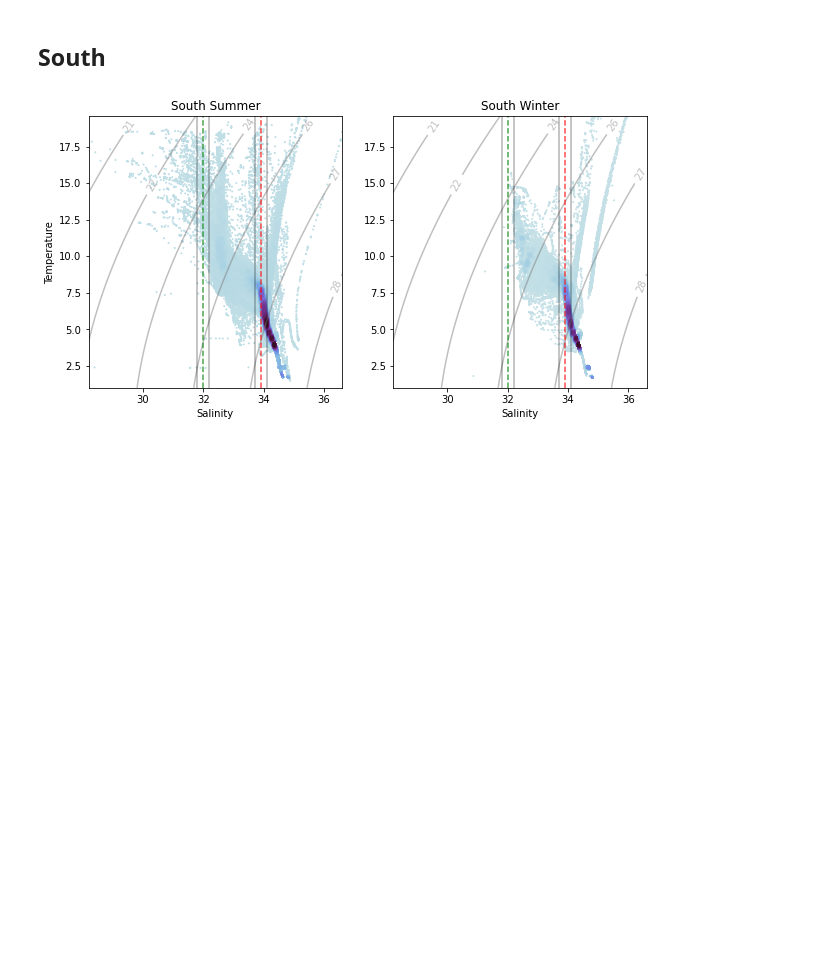
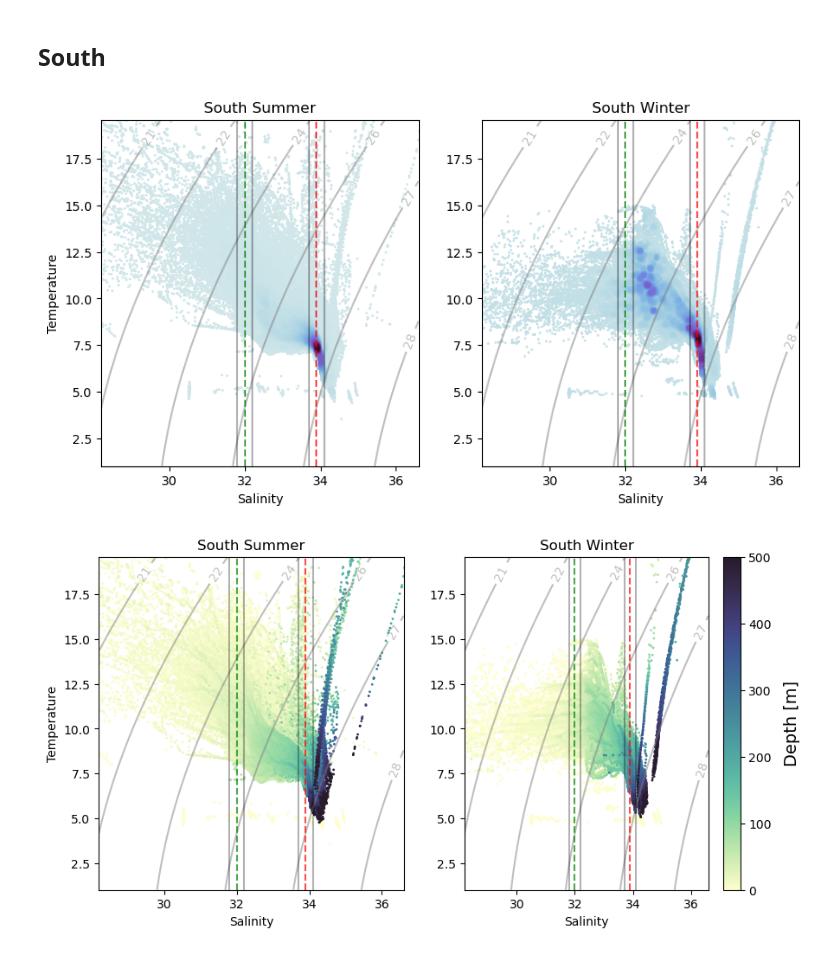
Before and after one commit to UBC-MOAD/analysis-becca, a Jupyter notebook: LiveOcean/tracers/wm_obs.ipynb, the cells around one changed output. Cells and saved outputs as stored; diff of their text form; code cells hidden in the pictures; blank space fills up the shorter version.

```diff
--- a/LiveOcean/tracers/wm_obs.ipynb
+++ b/LiveOcean/tracers/wm_obs.ipynb
@@ -57,0 +39,8 @@ ax.plot([-126.1,-124.1],[47.3,47.3])
+# %%
+# depth cuttoff
+# for the sake of looking at what ACTUALLY gets into the salish sea, can cuttoff at 500 m
+# this reasonning is that the CC flows in the top 500, and the CUC core is around 200 m
+
+ind = np.where(obs['depth (m)'] > 500)
+obs = obs.drop(ind[0])
+obs.reset_index(drop=True, inplace=True)
@@ -58,17 +128,17 @@ ax.plot([-126.1,-124.1],[47.3,47.3])
 # %%
 # code for separating observations into groups based on location and depth
 def region(lat,lon,salinity,d):
-    if  lon > np.sqrt((1-(((lat-42)**2)/(9**2)))*(6**2))-130.8:
+    if  lon < np.sqrt((1-(((lat-42)**2)/(9**2)))*(6**2))-130.8:
         return 1 #offshore
     elif lat > 49:
         return 2 #north
     elif lat < 47.3:
         if salinity >= 33.9:
-            return 3 #south
+            return 3 #south deep
         elif salinity < 32:
-            return 4
+            return 4 #south fresh
         else:
-            return 5
+            return 5 #south shelf
     else:
         return 6  #domain
 
@@ -139,31 +209,91 @@ z = interpn( ( 0.5*(x_e[1:] + x_e[:-1]) , 0.5*(y_e[1:]+y_e[:-1]) ), data ,np.vst
 z[np.where(np.isnan(z))] = 0.0
 
 # Sort the points by density, so that the densest points are plotted last
 idx = z.argsort()
 salt, temp, z = salt[idx], temp[idx], z[idx]
 
 ax[1].scatter(salt,temp, c=z, cmap=cm.cm.dense,s=1)
 title = "South Winter"
 ax[1].set_title(title)
 
 for i in range(len(ax)):
     ax[i].set_xlabel('Salinity')
     ax[i].set_ylim([tmin,tmax])
     ax[i].set_xlim([smin,smax])
 
     # density
     CS=ax[i].contour(SA,t,rho,colors = 'gray', alpha=0.5)
     ax[i].clabel(CS, CS.levels, inline=True, fmt=fmt, fontsize=10)
 
     # apply boundaries from CIOPS analysis
     # division between water masses
     ax[i].plot([33.9,33.9],[tmin,tmax],'r--', alpha=0.7, label='Deep division')
     ax[i].plot([34.1,34.1],[tmin,tmax],'k', alpha=0.3)
     ax[i].plot([33.7,33.7],[tmin,tmax],'k', alpha=0.3)
 
     # columbia delineation
     ax[i].plot([32,32],[tmin,tmax],'g--',alpha=0.7,label='Columbia division')
     ax[i].plot([32.2,32.2],[tmin,tmax],'k', alpha=0.3)
     ax[i].plot([31.8,31.8],[tmin,tmax],'k', alpha=0.3)
+
+
+
+#########
+# DEPTH #
+#########
+fig,ax = plt.subplots(1,2,figsize=(10,5))
+
+# SUMMER
+salt = sob['salinity (g kg-1)'][(sob.region == 3) | (sob.region == 4) | (sob.region ==5)].reset_index(drop=True)
+temp = sob['temperature (degC)'][(sob.region == 3) | (sob.region == 4) | (sob.region ==5)].reset_index(drop=True)
+z = sob['depth (m)'][(sob.region == 3) | (sob.region == 4) | (sob.region ==5)].reset_index(drop=True)
+
+smin, smax = 28.2,36.6
+tmin, tmax = 1,19.6
+
+# Sort the points by density, so that the densest points are plotted last
+idx = z.argsort()
+salt, temp, z = salt[idx], temp[idx], z[idx]
+
+ax[0].scatter(salt,temp, c=z, cmap=cm.cm.deep,s=1,vmin=0,vmax=500)
+title = "South Summer"
+ax[0].set_title(title)
+ax[0].set_ylabel('Temperature')
+
+# Winter
+salt = wob['salinity (g kg-1)'][(wob.region == 3) | (wob.region == 4) | (wob.region ==5)].reset_index(drop=True)
+temp = wob['temperature (degC)'][(wob.region == 3) | (wob.region == 4) | (wob.region ==5)].reset_index(drop=True)
+z = wob['depth (m)'][(wob.region == 3) | (wob.region == 4) | (wob.region ==5)].reset_index(drop=True)
+
+# Sort the points by depth, so that the deepest points are plotted last
+idx = z.argsort()
+salt, temp, z = salt[idx], temp[idx], z[idx]
+
+sc = ax[1].scatter(salt,temp, c=z, cmap=cm.cm.deep,s=1,vmin=0,vmax=500)
+cb = fig.colorbar(sc, ax=ax[1])
+cb.set_label('Depth [m]', labelpad=10, fontsize=14)
+title = "South Winter"
+ax[1].set_title(title)
+
+for i in range(len(ax)):
+    ax[i].set_xlabel('Salinity')
+    ax[i].set_ylim([tmin,tmax])
+    ax[i].set_xlim([smin,smax])
+
+    # density
+    CS=ax[i].contour(SA,t,rho,colors = 'gray', alpha=0.5)
+    ax[i].clabel(CS, CS.levels, inline=True, fmt=fmt, fontsize=10)
+
+    # apply boundaries from CIOPS analysis
+    # division between water masses
+    ax[i].plot([33.9,33.9],[tmin,tmax],'r--', alpha=0.7, label='Deep division')
+    ax[i].plot([34.1,34.1],[tmin,tmax],'k', alpha=0.3)
+    ax[i].plot([33.7,33.7],[tmin,tmax],'k', alpha=0.3)
+
+    # columbia delineation
+    ax[i].plot([32,32],[tmin,tmax],'g--',alpha=0.7,label='Columbia division')
+    ax[i].plot([32.2,32.2],[tmin,tmax],'k', alpha=0.3)
+    ax[i].plot([31.8,31.8],[tmin,tmax],'k', alpha=0.3)
 # %% [output]
-[figure, old version]
+[figure, new version]
+[figure, added]
```
Also changed, not shown: parts of 21 cells of this notebook, 2 other files.
